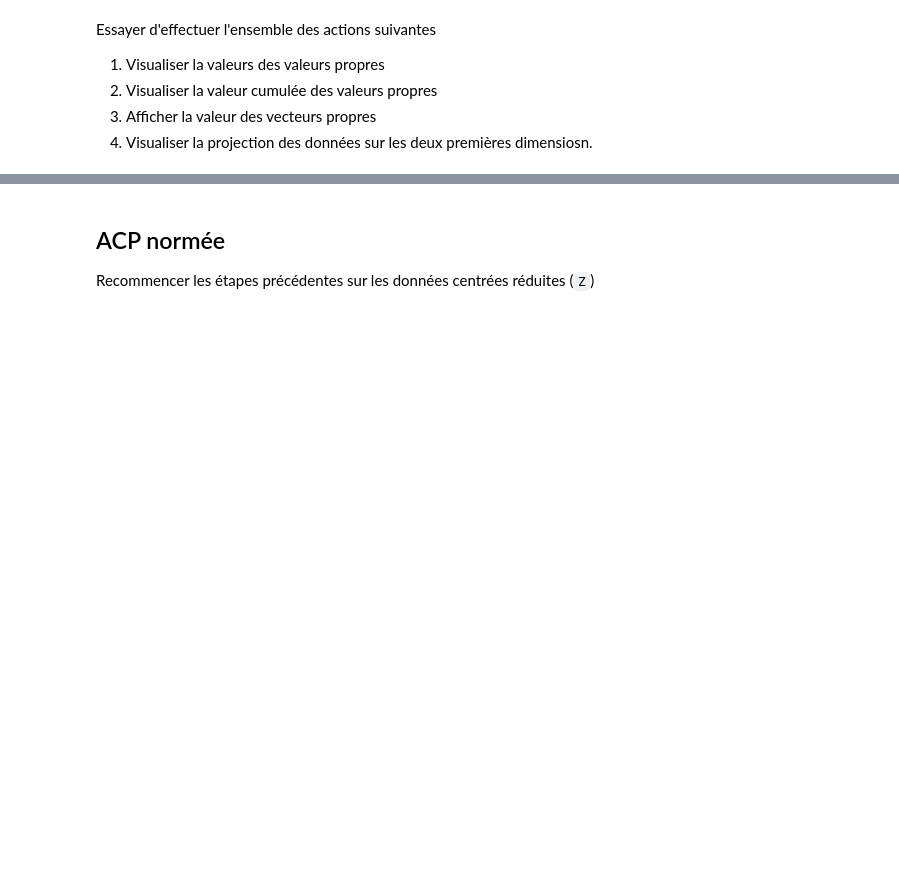
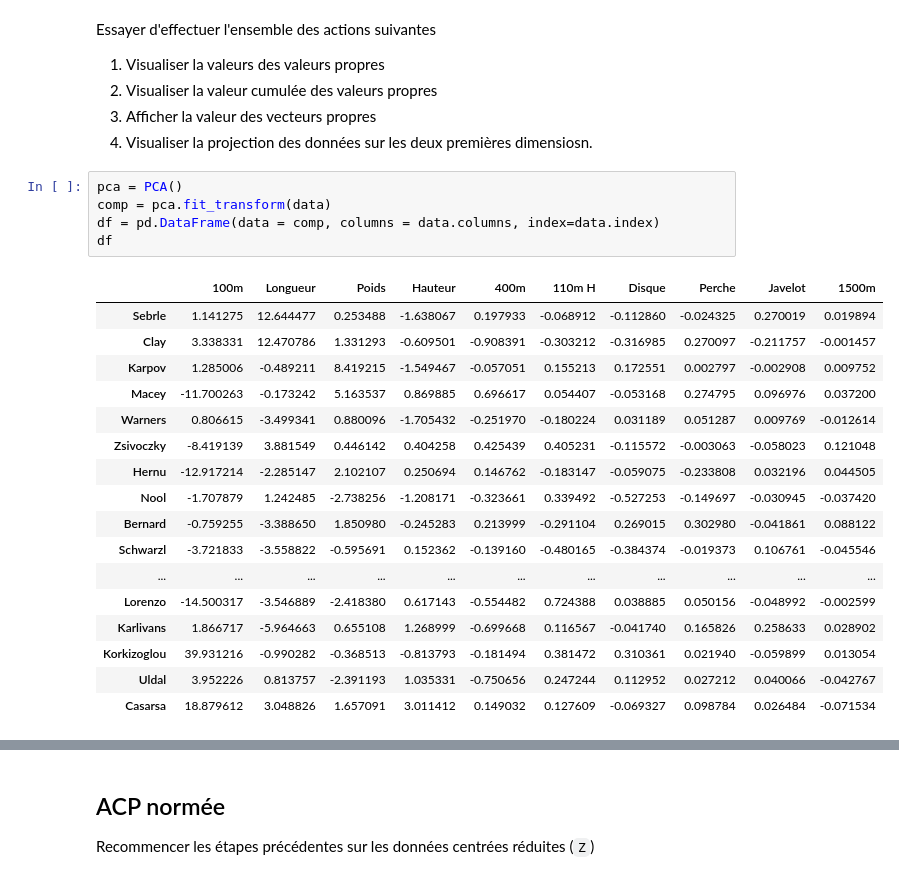
Before and after one commit to MrRedbloX/M1_INFO, a Jupyter notebook: INF2249_AlgorithmiqueDonnees/TP2/RessourcesTPACP/TP_ACP.ipynb, the cells around one changed output, grey strips where cells are left out. Cells and saved outputs as stored; diff of their text form; blank space fills up the shorter version.

```diff
--- a/INF2249_AlgorithmiqueDonnees/TP2/RessourcesTPACP/TP_ACP.ipynb
+++ b/INF2249_AlgorithmiqueDonnees/TP2/RessourcesTPACP/TP_ACP.ipynb
@@ -432,3 +465,26 @@ Essayer d'effectuer l'ensemble des actions suivantes
 2. Visualiser la valeur cumulée des valeurs propres
 3. Afficher la valeur des vecteurs propres
 4. Visualiser la projection des données sur les deux premières dimensiosn.
+# %%
+pca = PCA()
+comp = pca.fit_transform(data)
+df = pd.DataFrame(data = comp, columns = data.columns, index=data.index)
+df
+# %% [output]
+|  | 100m | Longueur | Poids | Hauteur | 400m | 110m H | Disque | Perche | Javelot | 1500m |
+| Sebrle | 1.141275 | 12.644477 | 0.253488 | -1.638067 | 0.197933 | -0.068912 | -0.112860 | -0.024325 | 0.270019 | 0.019894 |
+| Clay | 3.338331 | 12.470786 | 1.331293 | -0.609501 | -0.908391 | -0.303212 | -0.316985 | 0.270097 | -0.211757 | -0.001457 |
+| Karpov | 1.285006 | -0.489211 | 8.419215 | -1.549467 | -0.057051 | 0.155213 | 0.172551 | 0.002797 | -0.002908 | 0.009752 |
+| Macey | -11.700263 | -0.173242 | 5.163537 | 0.869885 | 0.696617 | 0.054407 | -0.053168 | 0.274795 | 0.096976 | 0.037200 |
+| Warners | 0.806615 | -3.499341 | 0.880096 | -1.705432 | -0.251970 | -0.180224 | 0.031189 | 0.051287 | 0.009769 | -0.012614 |
+| Zsivoczky | -8.419139 | 3.881549 | 0.446142 | 0.404258 | 0.425439 | 0.405231 | -0.115572 | -0.003063 | -0.058023 | 0.121048 |
+| Hernu | -12.917214 | -2.285147 | 2.102107 | 0.250694 | 0.146762 | -0.183147 | -0.059075 | -0.233808 | 0.032196 | 0.044505 |
+| Nool | -1.707879 | 1.242485 | -2.738256 | -1.208171 | -0.323661 | 0.339492 | -0.527253 | -0.149697 | -0.030945 | -0.037420 |
+| Bernard | -0.759255 | -3.388650 | 1.850980 | -0.245283 | 0.213999 | -0.291104 | 0.269015 | 0.302980 | -0.041861 | 0.088122 |
+| Schwarzl | -3.721833 | -3.558822 | -0.595691 | 0.152362 | -0.139160 | -0.480165 | -0.384374 | -0.019373 | 0.106761 | -0.045546 |
+| ... | ... | ... | ... | ... | ... | ... | ... | ... | ... | ... |
+| Lorenzo | -14.500317 | -3.546889 | -2.418380 | 0.617143 | -0.554482 | 0.724388 | 0.038885 | 0.050156 | -0.048992 | -0.002599 |
+| Karlivans | 1.866717 | -5.964663 | 0.655108 | 1.268999 | -0.699668 | 0.116567 | -0.041740 | 0.165826 | 0.258633 | 0.028902 |
+| Korkizoglou | 39.931216 | -0.990282 | -0.368513 | -0.813793 | -0.181494 | 0.381472 | 0.310361 | 0.021940 | -0.059899 | 0.013054 |
+| Uldal | 3.952226 | 0.813757 | -2.391193 | 1.035331 | -0.750656 | 0.247244 | 0.112952 | 0.027212 | 0.040066 | -0.042767 |
+| Casarsa | 18.879612 | 3.048826 | 1.657091 | 3.011412 | 0.149032 | 0.127609 | -0.069327 | 0.098784 | 0.026484 | -0.071534 |
```
Also changed, not shown: parts of 7 cells of this notebook.
